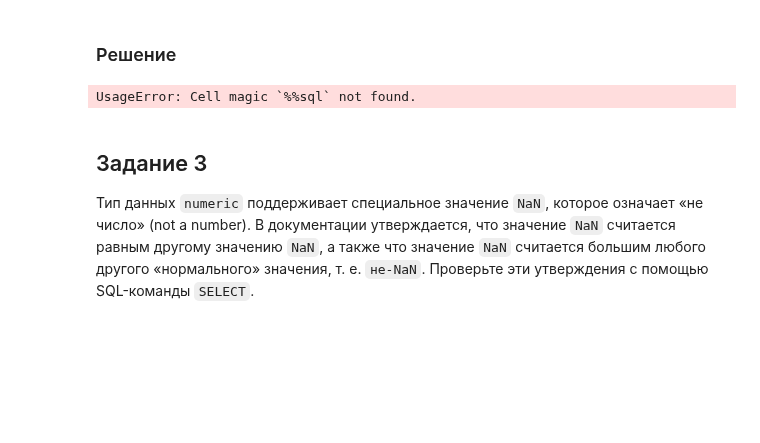
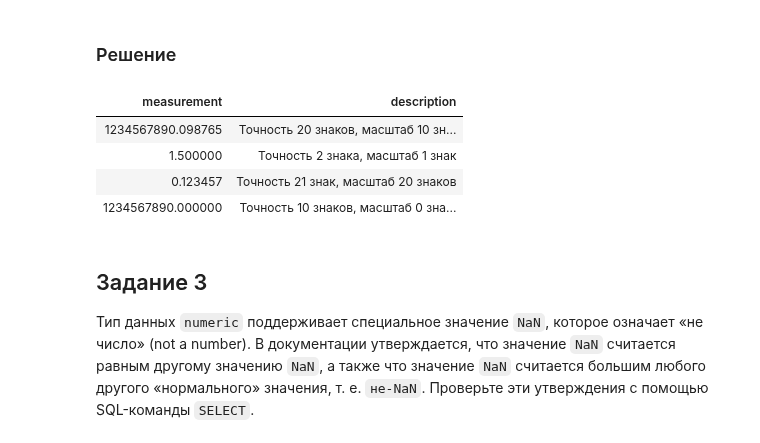
Before and after one commit to vowatchka/postgres_basic, a Jupyter notebook: practices/4_postgres_datatypes/sqlalchemy_2x_style.ipynb, the cells around one changed output. Drawn from its saved outputs; the diff is of its cells as text; code cells hidden in the pictures; blank space fills up the shorter version.

```diff
--- a/practices/4_postgres_datatypes/sqlalchemy.ipynb
+++ b/practices/4_postgres_datatypes/sqlalchemy_2x_style.ipynb
@@ -144,23 +141,32 @@ INSERT INTO test_numeric VALUES ( 1234567890, 'Точность 10 знаков,
 # %% [markdown]
 ### Решение
 # %%
-%%sql
-CREATE TABLE IF NOT EXISTS test_numeric_wo_precision (
-    measurement numeric,
-    description text
-);
+# Императивное создание таблицы, потому что она не содержит атрибут первичного ключа
+TestNumericWoPrecision = Table(
+    "test_numeric_wo_precision",
+    MetaData(),
+    Column(name="measurement", type_=Numeric),
+    Column(name="description", type_=Text),
+)
 
--- Удаление записей
-DELETE FROM test_numeric_wo_precision;
+with Session() as session:
+    TestNumericWoPrecision.create(bind=engine, checkfirst=True)
 
-INSERT INTO test_numeric_wo_precision VALUES (1234567890.0987654321, 'Точность 20 знаков, масштаб 10 знаков');
-INSERT INTO test_numeric_wo_precision VALUES (1.5, 'Точность 2 знака, масштаб 1 знак');
-INSERT INTO test_numeric_wo_precision VALUES (0.12345678901234567890, 'Точность 21 знак, масштаб 20 знаков');
-INSERT INTO test_numeric_wo_precision VALUES (1234567890, 'Точность 10 знаков, масштаб 0 знаков (целое число)');
+    # Удаление записей
+    session.execute(delete(TestNumericWoPrecision))
 
-SELECT * FROM test_numeric_wo_precision;
+    session.execute(insert(TestNumericWoPrecision).values((1234567890.0987654321, "Точность 20 знаков, масштаб 10 знаков")))
+    session.execute(insert(TestNumericWoPrecision).values((1.5, "Точность 2 знака, масштаб 1 знак")))
+    session.execute(insert(TestNumericWoPrecision).values((0.12345678901234567890, "Точность 21 знак, масштаб 20 знаков")))
+    session.execute(insert(TestNumericWoPrecision).values((1234567890, "Точность 10 знаков, масштаб 0 знаков (целое число)")))
+
+    sqlalchemy_table(session.execute(select(TestNumericWoPrecision)))
 # %% [output]
-UsageError: Cell magic `%%sql` not found.
+| measurement | description |
+| 1234567890.098765 | Точность 20 знаков, масштаб 10 зн... |
+| 1.500000 | Точность 2 знака, масштаб 1 знак |
+| 0.123457 | Точность 21 знак, масштаб 20 знаков |
+| 1234567890.000000 | Точность 10 знаков, масштаб 0 зна... |
 # %% [markdown]
 ## Задание 3
 
```
Also changed, not shown: parts of 6 cells of this notebook.
